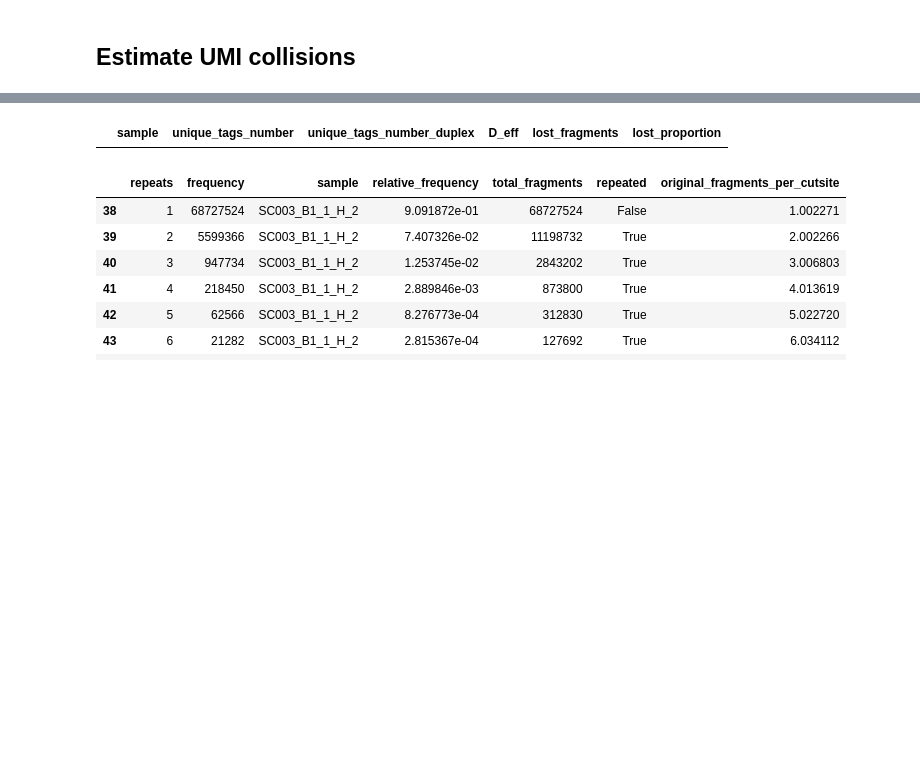
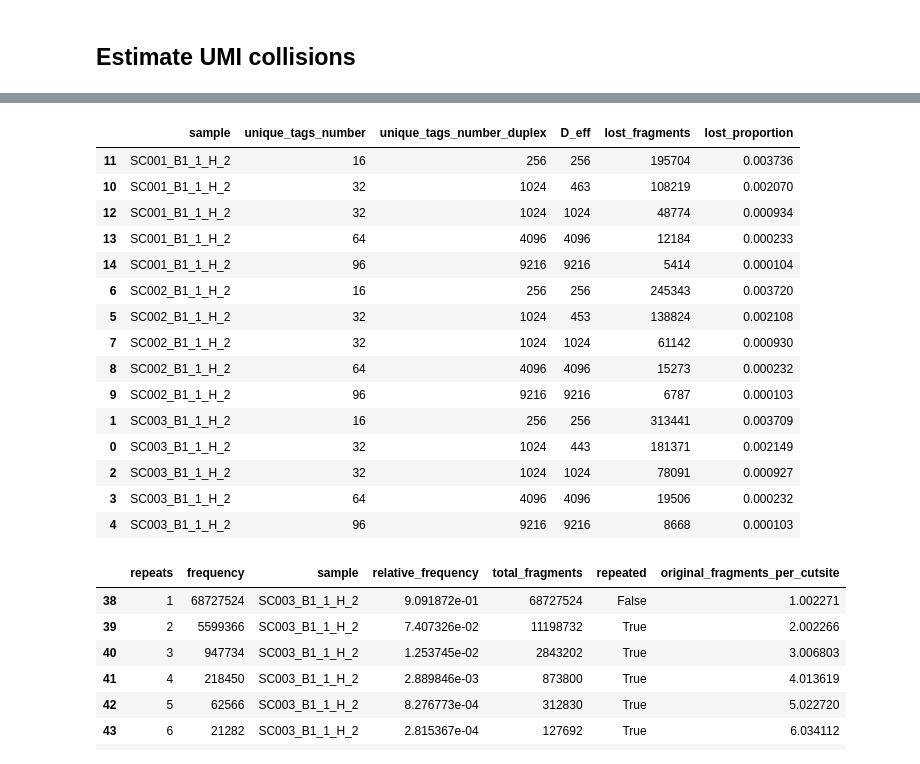
Before and after one commit to bbglab/DeepClone_protocol, a Jupyter notebook: other_analysis/UMIcollisions/2026-06-26.same_cut_freq_theoretical.ipynb, the cells around one changed output, grey strips where cells are left out. Cells and saved outputs as stored; diff of their text form; code cells hidden in the pictures; blank space fills up the shorter version.

Commit message:
upd UMI complexity table correct

```diff
--- a/other_analysis/UMIcollisions/2026-06-26.same_cut_freq_theoretical.ipynb
+++ b/other_analysis/UMIcollisions/2026-06-26.same_cut_freq_theoretical.ipynb
@@ -302,21 +302,21 @@ for sample in idt_cord_blood_samples_list:
         mapping_observed_repeats_to_original_cuts = compute_original_fragments_per_sample(sample_count_df, prob_vector)
 
         sample_count_df["original_fragments_per_cutsite"] = sample_count_df["repeats"].map(mapping_observed_repeats_to_original_cuts)
-        break
-    break
+    #     break
+    # break
 
-        # sample_count_df["original_fragments"] = sample_count_df["original_fragments_per_cutsite"] * sample_count_df["frequency"]
-        # lost_fragments = sample_count_df["original_fragments"].sum() - sample_count_df["total_fragments"].sum()
+        sample_count_df["original_fragments"] = sample_count_df["original_fragments_per_cutsite"] * sample_count_df["frequency"]
+        lost_fragments = sample_count_df["original_fragments"].sum() - sample_count_df["total_fragments"].sum()
 
-        # print(f"{sample}: Lost fragments\t= {lost_fragments:,.0f}")
+        print(f"{sample}: Lost fragments\t= {lost_fragments:,.0f}")
 
-        # lost_proportion = lost_fragments / sample_count_df["original_fragments"].sum()
+        lost_proportion = lost_fragments / sample_count_df["original_fragments"].sum()
 
-        # print(f"{sample}: Lost proportion\t= {lost_proportion:.2%}")
-        # upd_counts_df = pd.concat([upd_counts_df, sample_count_df], ignore_index=True)
-        # summary_stats.append([sample, unique_tags, unique_tags**2, round(D_eff), round(lost_fragments), lost_proportion])
+        print(f"{sample}: Lost proportion\t= {lost_proportion:.2%}")
+        upd_counts_df = pd.concat([upd_counts_df, sample_count_df], ignore_index=True)
+        summary_stats.append([sample, unique_tags, unique_tags**2, round(D_eff), round(lost_fragments), lost_proportion])
 
-        # print()
+        print()
 # %% [output]
 SC003_B1_1_H_2: main_UMI_tags   = 32
 SC003_B1_1_H_2: D_eff           = 443
@@ -324,6 +338,22 @@ SC003_B1_1_H_2: D_eff           = 443
 # %%
 summary_stats_df = pd.DataFrame(summary_stats, columns=["sample", "unique_tags_number", "unique_tags_number_duplex", "D_eff",
                                                         "lost_fragments", "lost_proportion"])
-summary_stats_df.sort_values(by=["sample", "unique_tags_number"])
+summary_stats_df = summary_stats_df.sort_values(by=["sample", "unique_tags_number"])
+summary_stats_df
 # %% [output]
 |  | sample | unique_tags_number | unique_tags_number_duplex | D_eff | lost_fragments | lost_proportion |
+| 11 | SC001_B1_1_H_2 | 16 | 256 | 256 | 195704 | 0.003736 |
+| 10 | SC001_B1_1_H_2 | 32 | 1024 | 463 | 108219 | 0.002070 |
+| 12 | SC001_B1_1_H_2 | 32 | 1024 | 1024 | 48774 | 0.000934 |
+| 13 | SC001_B1_1_H_2 | 64 | 4096 | 4096 | 12184 | 0.000233 |
+| 14 | SC001_B1_1_H_2 | 96 | 9216 | 9216 | 5414 | 0.000104 |
+| 6 | SC002_B1_1_H_2 | 16 | 256 | 256 | 245343 | 0.003720 |
+| 5 | SC002_B1_1_H_2 | 32 | 1024 | 453 | 138824 | 0.002108 |
+| 7 | SC002_B1_1_H_2 | 32 | 1024 | 1024 | 61142 | 0.000930 |
+| 8 | SC002_B1_1_H_2 | 64 | 4096 | 4096 | 15273 | 0.000232 |
+| 9 | SC002_B1_1_H_2 | 96 | 9216 | 9216 | 6787 | 0.000103 |
+| 1 | SC003_B1_1_H_2 | 16 | 256 | 256 | 313441 | 0.003709 |
+| 0 | SC003_B1_1_H_2 | 32 | 1024 | 443 | 181371 | 0.002149 |
+| 2 | SC003_B1_1_H_2 | 32 | 1024 | 1024 | 78091 | 0.000927 |
+| 3 | SC003_B1_1_H_2 | 64 | 4096 | 4096 | 19506 | 0.000232 |
+| 4 | SC003_B1_1_H_2 | 96 | 9216 | 9216 | 8668 | 0.000103 |
```
Also changed, not shown: parts of 2 cells of this notebook, 1 other file.
